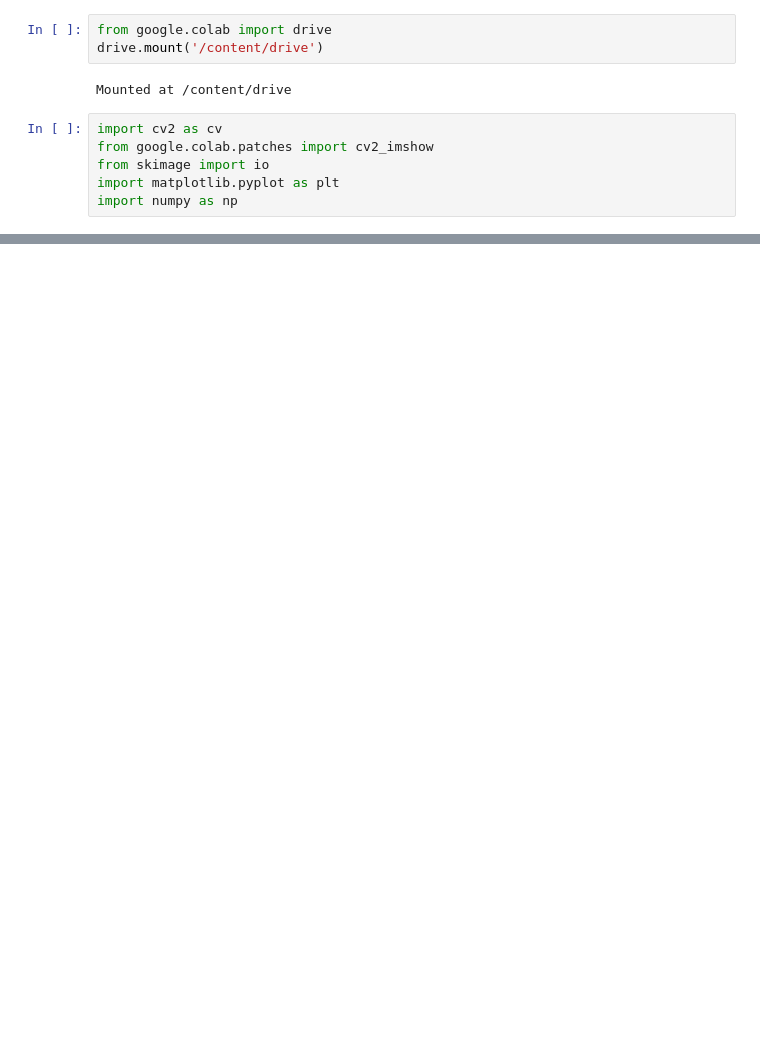
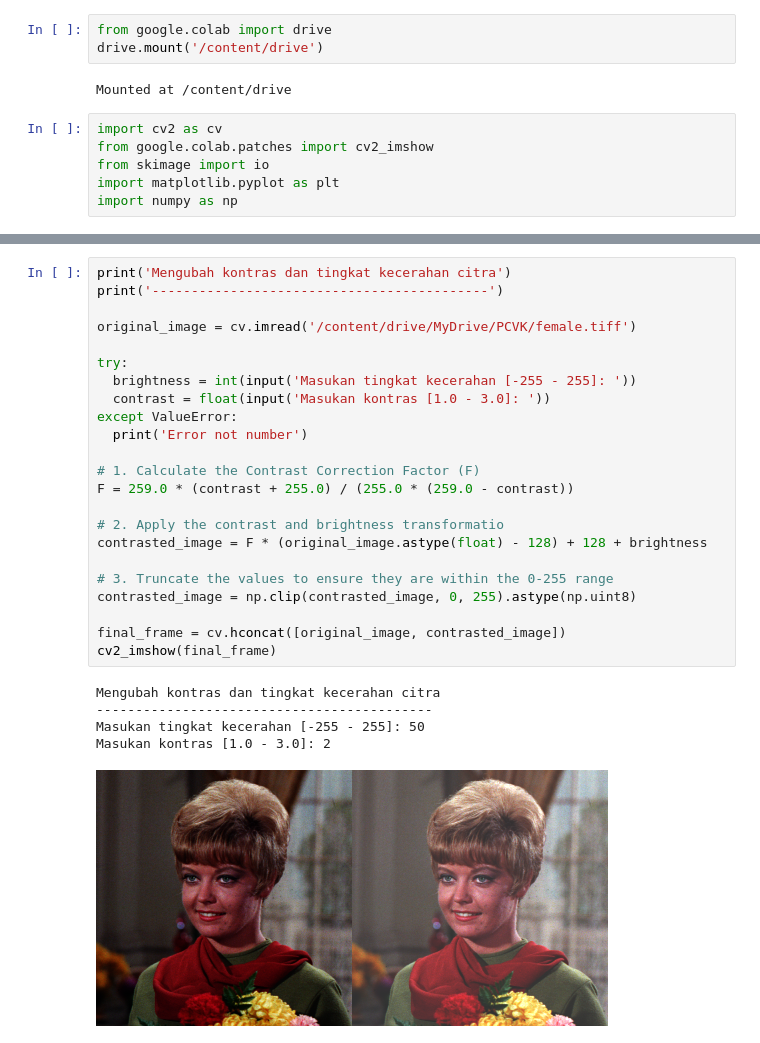
Before and after one commit to RidhoAnfaal/PCVK_Ganjil_2025, a Jupyter notebook: Week3.ipynb, the cells around one changed output, grey strips where cells are left out. Saved outputs shown, nothing was run; the diff lists cells and outputs as text; blank space fills up the shorter version.

```diff
--- a/Week3.ipynb
+++ b/Week3.ipynb
@@ -22,0 +60,29 @@ original = cv.imre
+# %%
+print('Mengubah kontras dan tingkat kecerahan citra')
+print('-------------------------------------------')
+
+original_image = cv.imread('/content/drive/MyDrive/PCVK/female.tiff')
+
+try:
+  brightness = int(input('Masukan tingkat kecerahan [-255 - 255]: '))
+  contrast = float(input('Masukan kontras [1.0 - 3.0]: '))
+except ValueError:
+  print('Error not number')
+
+# 1. Calculate the Contrast Correction Factor (F)
+F = 259.0 * (contrast + 255.0) / (255.0 * (259.0 - contrast))
+
+# 2. Apply the contrast and brightness transformatio
+contrasted_image = F * (original_image.astype(float) - 128) + 128 + brightness
+
+# 3. Truncate the values to ensure they are within the 0-255 range
+contrasted_image = np.clip(contrasted_image, 0, 255).astype(np.uint8)
+
+final_frame = cv.hconcat([original_image, contrasted_image])
+cv2_imshow(final_frame)
+# %% [output]
+Mengubah kontras dan tingkat kecerahan citra
+-------------------------------------------
+Masukan tingkat kecerahan [-255 - 255]: 50
+Masukan kontras [1.0 - 3.0]: 2
+[figure, added]
```
Also changed, not shown: parts of 5 cells of this notebook.
